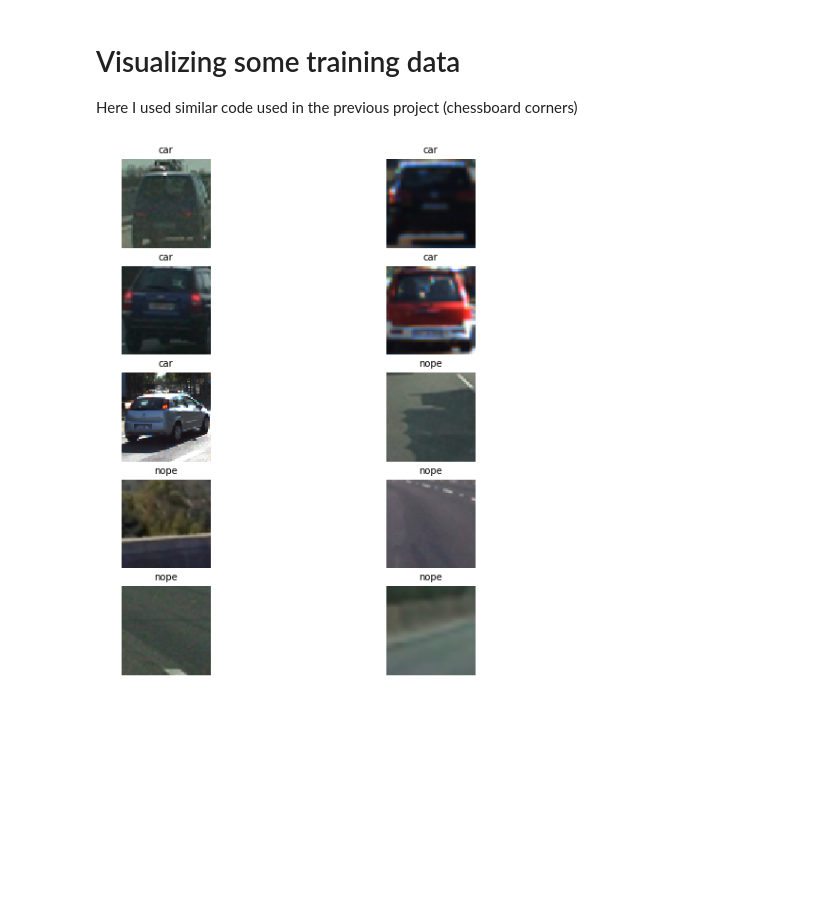
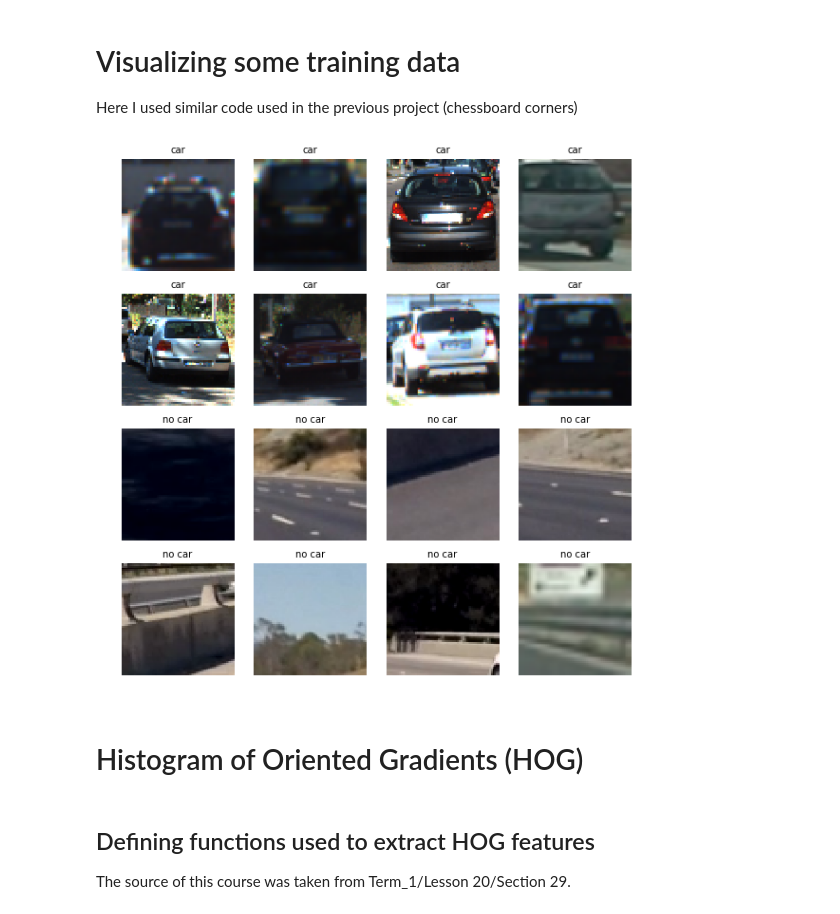
Before and after one commit to aikonbrasil/CarND-Vehicle-Detection, a Jupyter notebook: project_solution.ipynb, the cells around one changed output. Cells and saved outputs as stored; diff of their text form; code cells hidden in the pictures; blank space fills up the shorter version.

```diff
--- a/project_solution.ipynb
+++ b/project_solution.ipynb
@@ -35,22 +35,27 @@ print(len(noncar_images), len(car_images))
 # Visualizing some training data
 Here I used similar code used in the previous project (chessboard corners)
 # %%
-fig, axs = plt.subplots(5,2, figsize=(10, 10))
+fig, axs = plt.subplots(4,4, figsize=(10, 10))
 fig.subplots_adjust(hspace = .2, wspace=.001)
 axs = axs.ravel()
 
-# Step through the list and search for chessboard corners
-for i in np.arange(5):
+# Step through the list
+for i in np.arange(8):
     img = cv2.imread(car_images[np.random.randint(0,len(car_images))])
     img = cv2.cvtColor(img,cv2.COLOR_BGR2RGB)
     axs[i].axis('off')
     axs[i].set_title('car', fontsize=10)
     axs[i].imshow(img)
-for i in np.arange(5,10):
+for i in np.arange(8,16):
     img = cv2.imread(noncar_images[np.random.randint(0,len(noncar_images))])
     img = cv2.cvtColor(img,cv2.COLOR_BGR2RGB)
     axs[i].axis('off')
-    axs[i].set_title('nope', fontsize=10)
+    axs[i].set_title('no car', fontsize=10)
     axs[i].imshow(img)
 # %% [output]
-[figure, old version]
+[figure, new version]
+# %% [markdown]
+# Histogram of Oriented Gradients (HOG)
+# %% [markdown]
+## Defining functions used to extract HOG features
+The source of this course was taken from Term_1/Lesson 20/Section 29.
```
Also changed, not shown: parts of 11 cells of this notebook, 1 other file.
